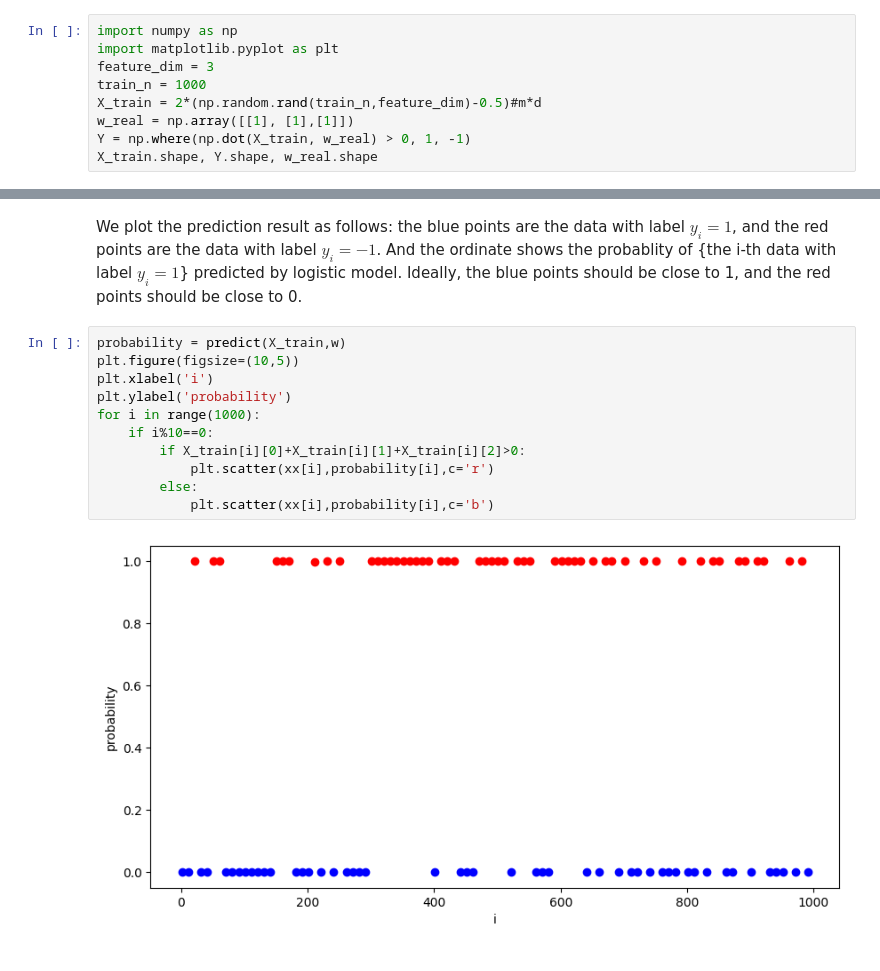
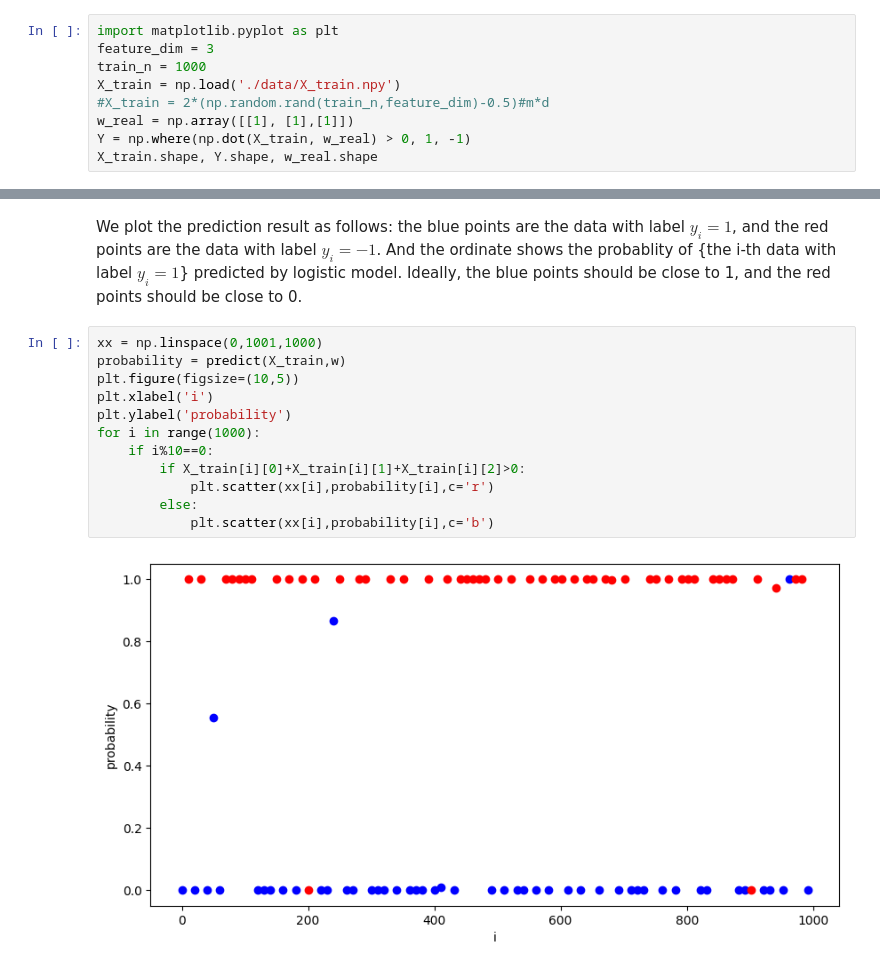
Before and after one commit to pkupzl/Fundamentals_of_ML, a Jupyter notebook: chapter2 linear models/Logistic_regression.ipynb, the cells around one changed output, grey strips where cells are left out. Cells and saved outputs as stored; diff of their text form.

Commit message:
keep data and add nonlinear eg.

```diff
--- a/chapter2 linear models/Logistic_regression.ipynb
+++ b/chapter2 linear models/Logistic_regression.ipynb
@@ -75,9 +89,9 @@ And we generate $\boldsymbol{x}_{i}$ by sampling from uniform distribution $x_{i
 # %%
-import numpy as np
 import matplotlib.pyplot as plt
 feature_dim = 3
 train_n = 1000
-X_train = 2*(np.random.rand(train_n,feature_dim)-0.5)#m*d
+X_train = np.load('./data/X_train.npy')
+#X_train = 2*(np.random.rand(train_n,feature_dim)-0.5)#m*d
 w_real = np.array([[1], [1],[1]])
 Y = np.where(np.dot(X_train, w_real) > 0, 1, -1)
 X_train.shape, Y.shape, w_real.shape
@@ -122,18 +136,19 @@ w = GD(X_train,Y,w,eta=0.0001)
 # %% [markdown]
 We plot the prediction result as follows: the blue points are the data with label $y_{i}=1$, and the red points are the data with label $y_{i}=-1$. And the ordinate shows the probablity of {the i-th data with label $y_{i}=1$} predicted by logistic model. Ideally, the blue points should be close to 1, and the red points should be close to 0.
 # %%
+xx = np.linspace(0,1001,1000)
 probability = predict(X_train,w)
 plt.figure(figsize=(10,5))
 plt.xlabel('i')
 plt.ylabel('probability')
 for i in range(1000):
     if i%10==0:
         if X_train[i][0]+X_train[i][1]+X_train[i][2]>0:
             plt.scatter(xx[i],probability[i],c='r')
         else:
             plt.scatter(xx[i],probability[i],c='b')
 # %% [output]
-[figure, old version]
+[figure, new version]
 # %%
 length = len(predict_error)
 plt.figure(figsize=(10,5))
```
Also changed, not shown: parts of 11 cells of this notebook, 1 other file.
